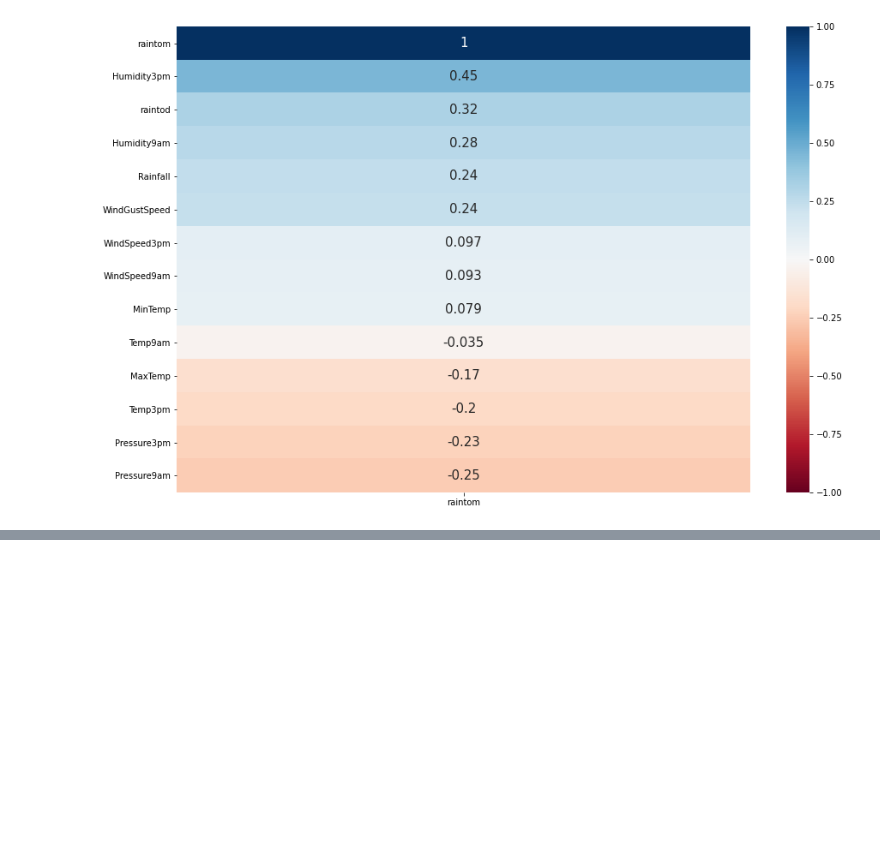
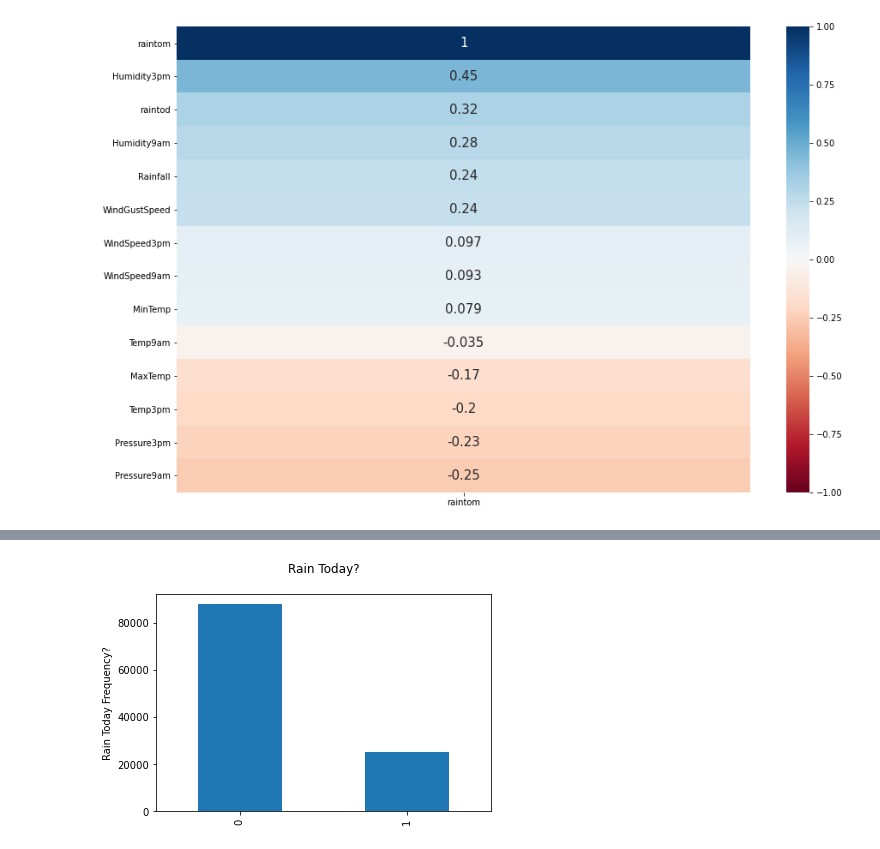
Before and after one commit to ForrestMccrosky/Rainfall_Australia, a Jupyter notebook: Australia_Rain_Rough.ipynb, the cells around one changed output, grey strips where cells are left out. Cells and saved outputs as stored; diff of their text form; code cells hidden in the pictures; blank space fills up the shorter version.

```diff
--- a/Australia_Rain_Rough.ipynb
+++ b/Australia_Rain_Rough.ipynb
@@ -373,0 +375,7 @@ KeyError: 1
+# %%
+df['raintom'].value_counts().plot.bar()
+plt.ylabel('Rain Today Frequency?')
+plt.title('Rain Today?\n')
+plt.show()
+# %% [output]
+[figure, added]
```
Also changed, not shown: parts of 19 cells of this notebook.
